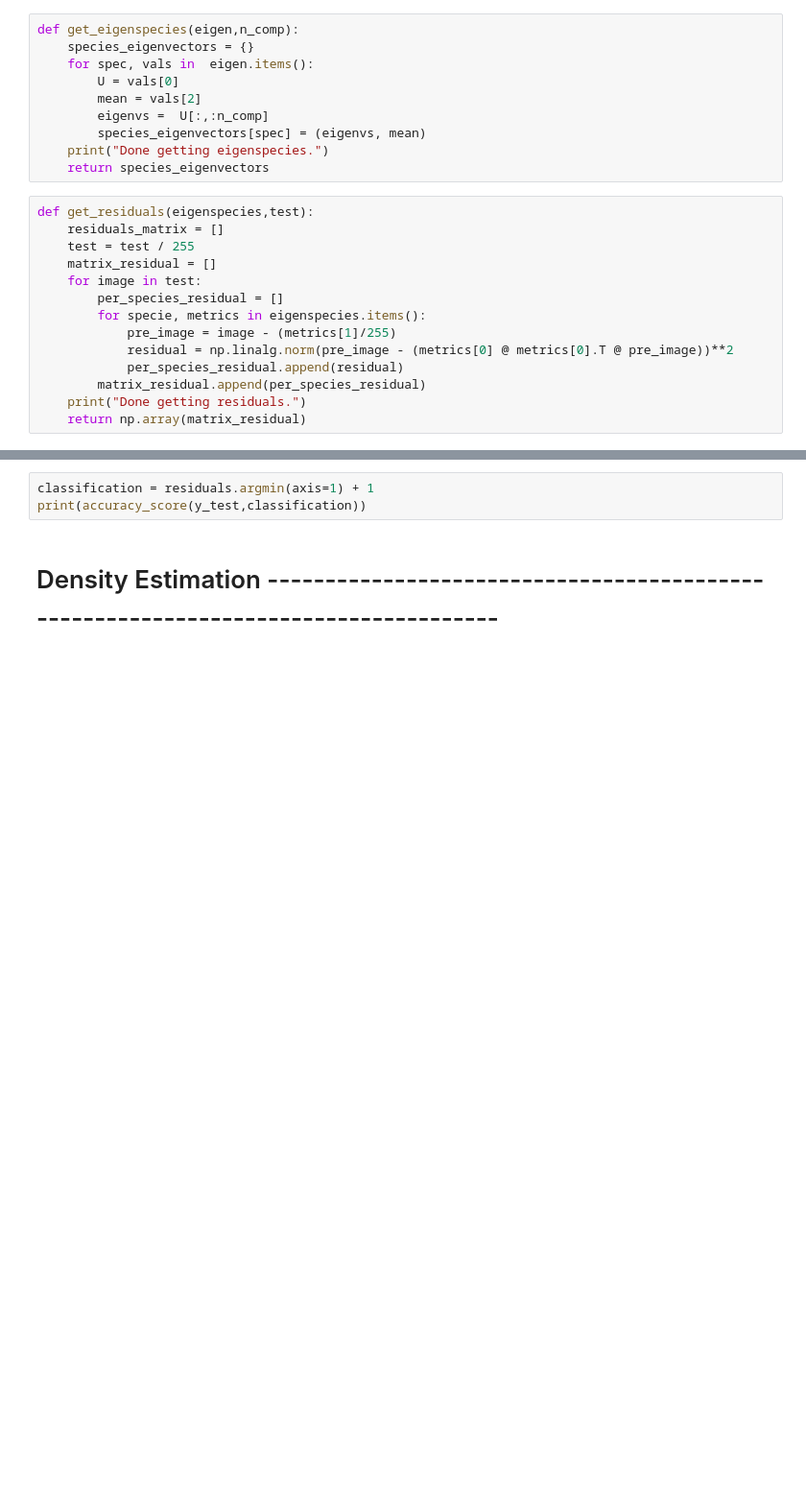
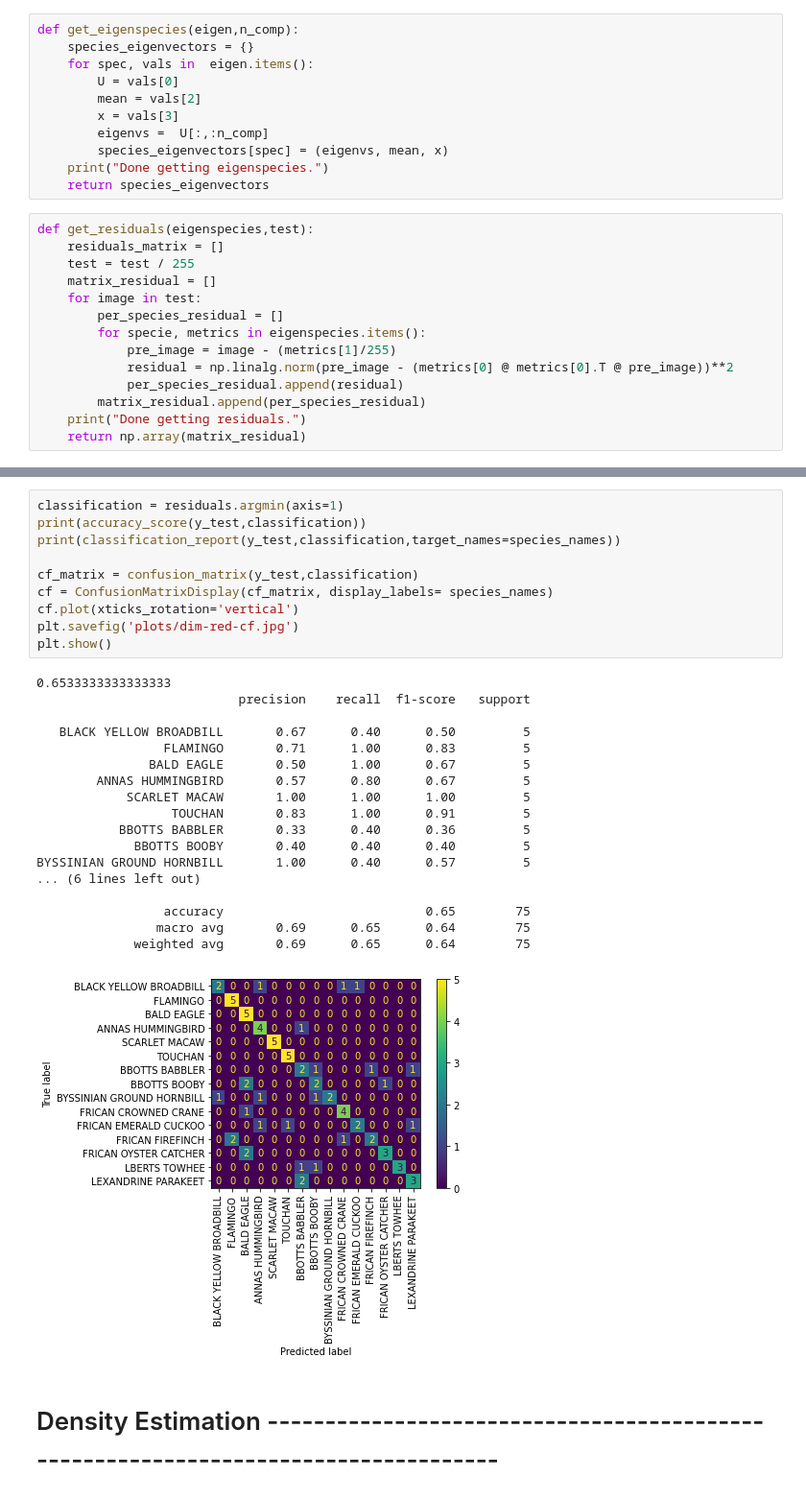
Before and after one commit to joelaniado/ml-bird-classifier, a Jupyter notebook: ml-bird-classifier.ipynb, the cells around one changed output, grey strips where cells are left out. Shown: that part at 96% size. Saved outputs shown, nothing was run; the diff lists cells and outputs as text; blank space fills up the shorter version.

Commit message:
Finished coding section for dimensionality reduction, missing report on results for writeup.

```diff
--- a/ml-bird-classifier.ipynb
+++ b/ml-bird-classifier.ipynb
@@ -146,8 +173,9 @@ def get_eigenspecies(eigen,n_comp):
     for spec, vals in  eigen.items():
         U = vals[0]
         mean = vals[2]
+        x = vals[3]
         eigenvs =  U[:,:n_comp]
-        species_eigenvectors[spec] = (eigenvs, mean)
+        species_eigenvectors[spec] = (eigenvs, mean, x)
     print("Done getting eigenspecies.")
     return species_eigenvectors
 # %%
@@ -175,6 +218,32 @@ print(end-start)
 # %%
-classification = residuals.argmin(axis=1) + 1
+classification = residuals.argmin(axis=1)
 print(accuracy_score(y_test,classification))
+print(classification_report(y_test,classification,target_names=species_names))
+
+cf_matrix = confusion_matrix(y_test,classification)
+cf = ConfusionMatrixDisplay(cf_matrix, display_labels= species_names)
+cf.plot(xticks_rotation='vertical')
+plt.savefig('plots/dim-red-cf.jpg')
+plt.show()
+# %% [output]
+0.6533333333333333
+                           precision    recall  f1-score   support
+
+   BLACK YELLOW BROADBILL       0.67      0.40      0.50         5
+                 FLAMINGO       0.71      1.00      0.83         5
+               BALD EAGLE       0.50      1.00      0.67         5
+        ANNAS HUMMINGBIRD       0.57      0.80      0.67         5
+            SCARLET MACAW       1.00      1.00      1.00         5
+                  TOUCHAN       0.83      1.00      0.91         5
+           BBOTTS BABBLER       0.33      0.40      0.36         5
+             BBOTTS BOOBY       0.40      0.40      0.40         5
+BYSSINIAN GROUND HORNBILL       1.00      0.40      0.57         5
+... (6 lines left out)
+
+                 accuracy                           0.65        75
+                macro avg       0.69      0.65      0.64        75
+             weighted avg       0.69      0.65      0.64        75
+[figure, added]
 # %% [markdown]
 # Density Estimation -----------------------------------------------------------------------------------
 # %%
```
Also changed, not shown: parts of 14 cells of this notebook, 2 other files.
